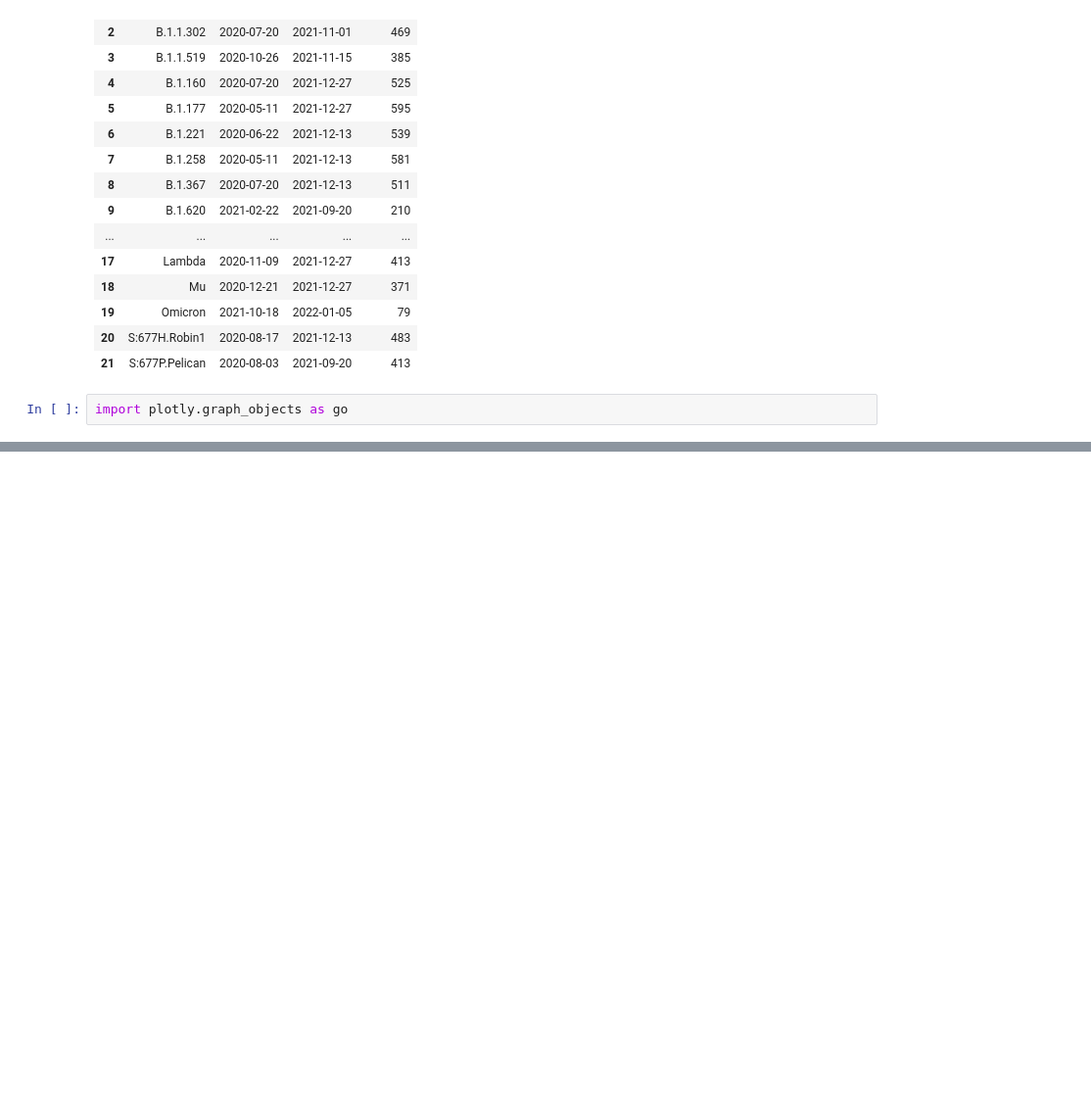
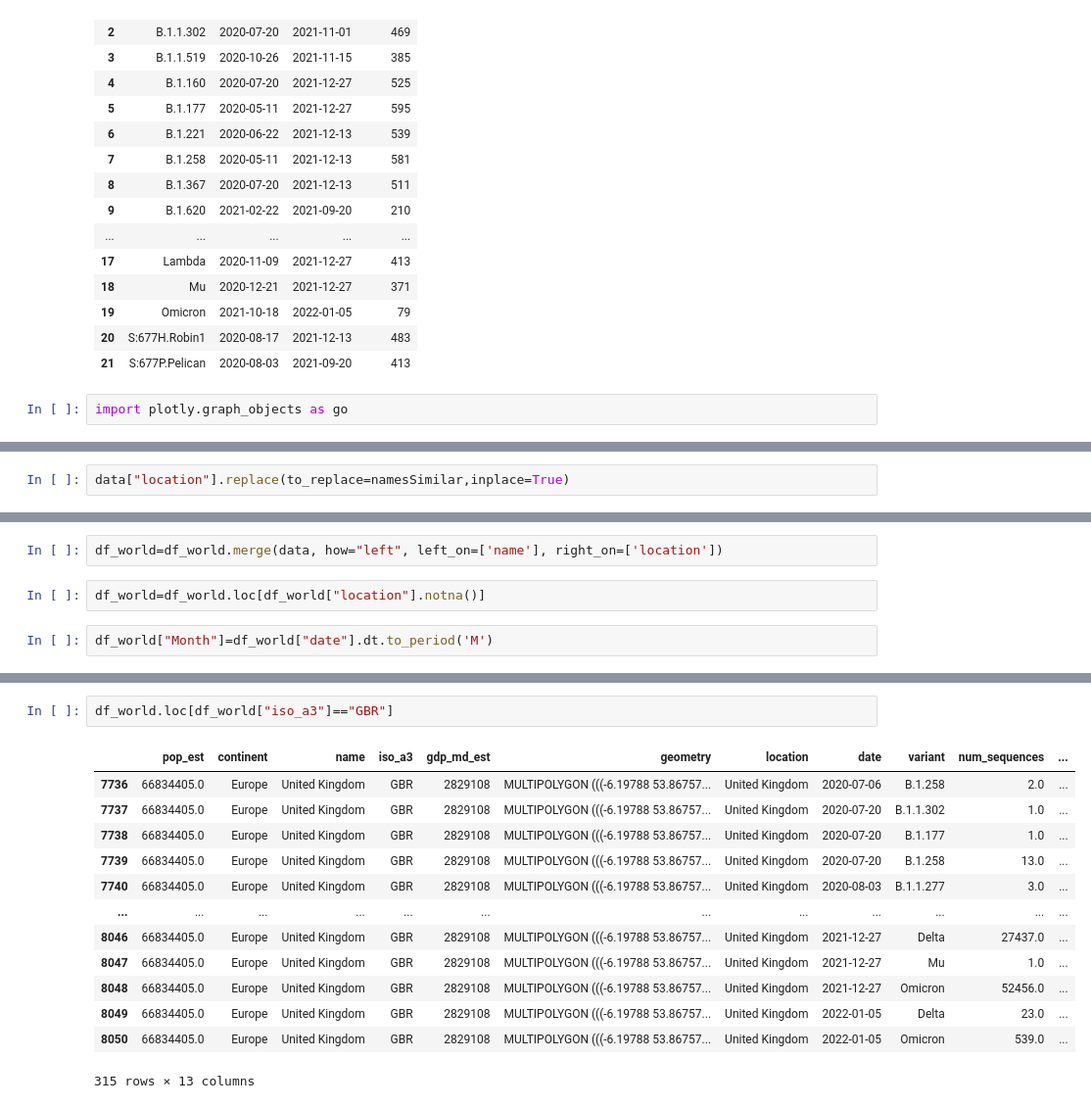
Before and after one commit to chandrakanthkarunakaran/Data-Analytics, a Jupyter notebook: CovidVariants/Dataset -3 Covid Variants.ipynb, the cells around one changed output, grey strips where cells are left out. Shown at 98% size. Cells and saved outputs as stored; diff of their text form; blank space fills up the shorter version.

```diff
--- a/CovidVariants/Dataset -3 Covid Variants.ipynb
+++ b/CovidVariants/Dataset -3 Covid Variants.ipynb
@@ -53,0 +178,2 @@ import plotly.graph_objects as go
+# %%
+data["location"].replace(to_replace=namesSimilar,inplace=True)
@@ -53,0 +203,6 @@ import plotly.graph_objects as go
+# %%
+df_world=df_world.merge(data, how="left", left_on=['name'], right_on=['location'])
+# %%
+df_world=df_world.loc[df_world["location"].notna()]
+# %%
+df_world["Month"]=df_world["date"].dt.to_period('M')
@@ -53,0 +311,16 @@ import plotly.graph_objects as go
+# %%
+df_world.loc[df_world["iso_a3"]=="GBR"]
+# %% [output]
+|  | pop_est | continent | name | iso_a3 | gdp_md_est | geometry | location | date | variant | num_sequences | ... |
+| 7736 | 66834405.0 | Europe | United Kingdom | GBR | 2829108 | MULTIPOLYGON (((-6.19788 53.86757... | United Kingdom | 2020-07-06 | B.1.258 | 2.0 | ... |
+| 7737 | 66834405.0 | Europe | United Kingdom | GBR | 2829108 | MULTIPOLYGON (((-6.19788 53.86757... | United Kingdom | 2020-07-20 | B.1.1.302 | 1.0 | ... |
+| 7738 | 66834405.0 | Europe | United Kingdom | GBR | 2829108 | MULTIPOLYGON (((-6.19788 53.86757... | United Kingdom | 2020-07-20 | B.1.177 | 1.0 | ... |
+| 7739 | 66834405.0 | Europe | United Kingdom | GBR | 2829108 | MULTIPOLYGON (((-6.19788 53.86757... | United Kingdom | 2020-07-20 | B.1.258 | 13.0 | ... |
+| 7740 | 66834405.0 | Europe | United Kingdom | GBR | 2829108 | MULTIPOLYGON (((-6.19788 53.86757... | United Kingdom | 2020-08-03 | B.1.1.277 | 3.0 | ... |
+| ... | ... | ... | ... | ... | ... | ... | ... | ... | ... | ... | ... |
+| 8046 | 66834405.0 | Europe | United Kingdom | GBR | 2829108 | MULTIPOLYGON (((-6.19788 53.86757... | United Kingdom | 2021-12-27 | Delta | 27437.0 | ... |
+| 8047 | 66834405.0 | Europe | United Kingdom | GBR | 2829108 | MULTIPOLYGON (((-6.19788 53.86757... | United Kingdom | 2021-12-27 | Mu | 1.0 | ... |
+| 8048 | 66834405.0 | Europe | United Kingdom | GBR | 2829108 | MULTIPOLYGON (((-6.19788 53.86757... | United Kingdom | 2021-12-27 | Omicron | 52456.0 | ... |
+| 8049 | 66834405.0 | Europe | United Kingdom | GBR | 2829108 | MULTIPOLYGON (((-6.19788 53.86757... | United Kingdom | 2022-01-05 | Delta | 23.0 | ... |
+| 8050 | 66834405.0 | Europe | United Kingdom | GBR | 2829108 | MULTIPOLYGON (((-6.19788 53.86757... | United Kingdom | 2022-01-05 | Omicron | 539.0 | ... |
+315 rows × 13 columns
```
Also changed, not shown: parts of 28 cells of this notebook, 2 other files.
